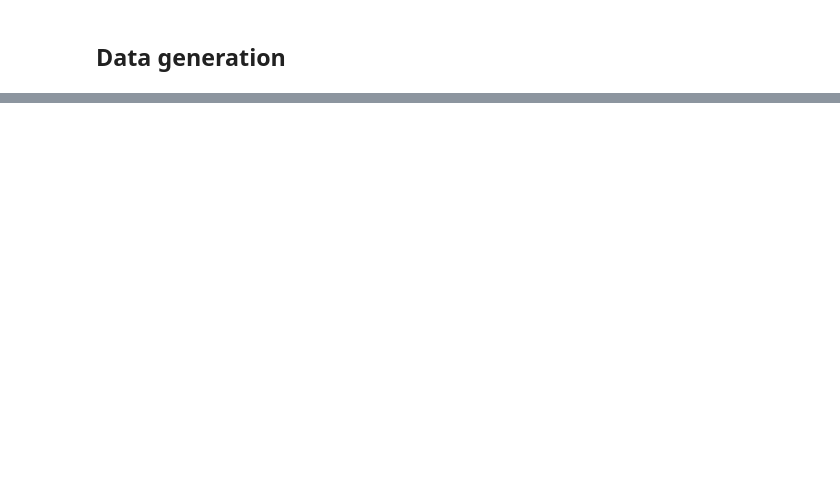
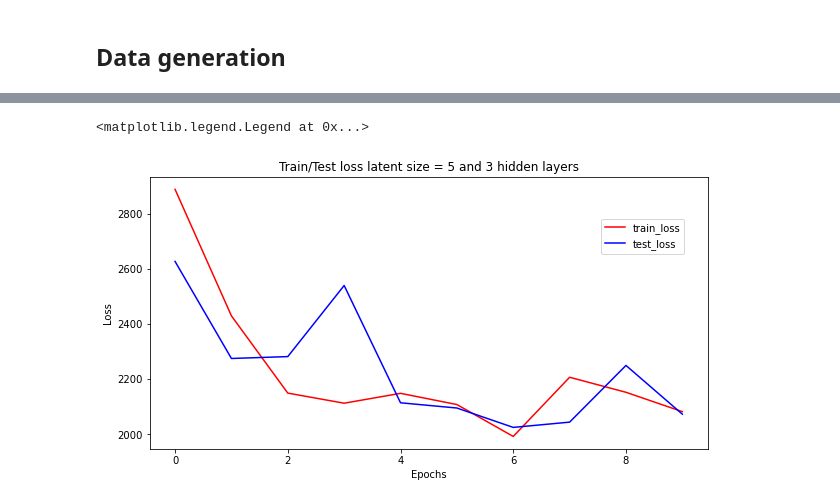
Before and after one commit to jean3108/Advanced-Machine-Learning-Deep-Learning, a Jupyter notebook: TP_1_2/tme3.ipynb, the cells around one changed output, grey strips where cells are left out. Cells and saved outputs as stored; diff of their text form; code cells hidden in the pictures; blank space fills up the shorter version.

```diff
--- a/TP_1_2/tme3.ipynb
+++ b/TP_1_2/tme3.ipynb
@@ -306,0 +446,14 @@ with torch.no_grad():
+# %%
+fig, ax = plt.subplots(1,1, figsize=(10,5))
+
+x = np.arange(len(train_loss_list))
+
+a, = ax.plot(x, train_loss_list,color="red", label="train_loss")
+b, = ax.plot(x, test_loss_list,color="blue", label="test_loss")
+ax.set(xlabel='Epochs',ylabel='Loss')
+ax.set_title(f"Train/Test loss latent size = 5 and 3 hidden layers")
+
+plt.figlegend((a,b),("train_loss","test_loss"), loc=(0.8, 0.7))
+# %% [output]
+<matplotlib.legend.Legend at 0x...>
+[figure, added]
```
Also changed, not shown: parts of 25 cells of this notebook, 6 other files.
